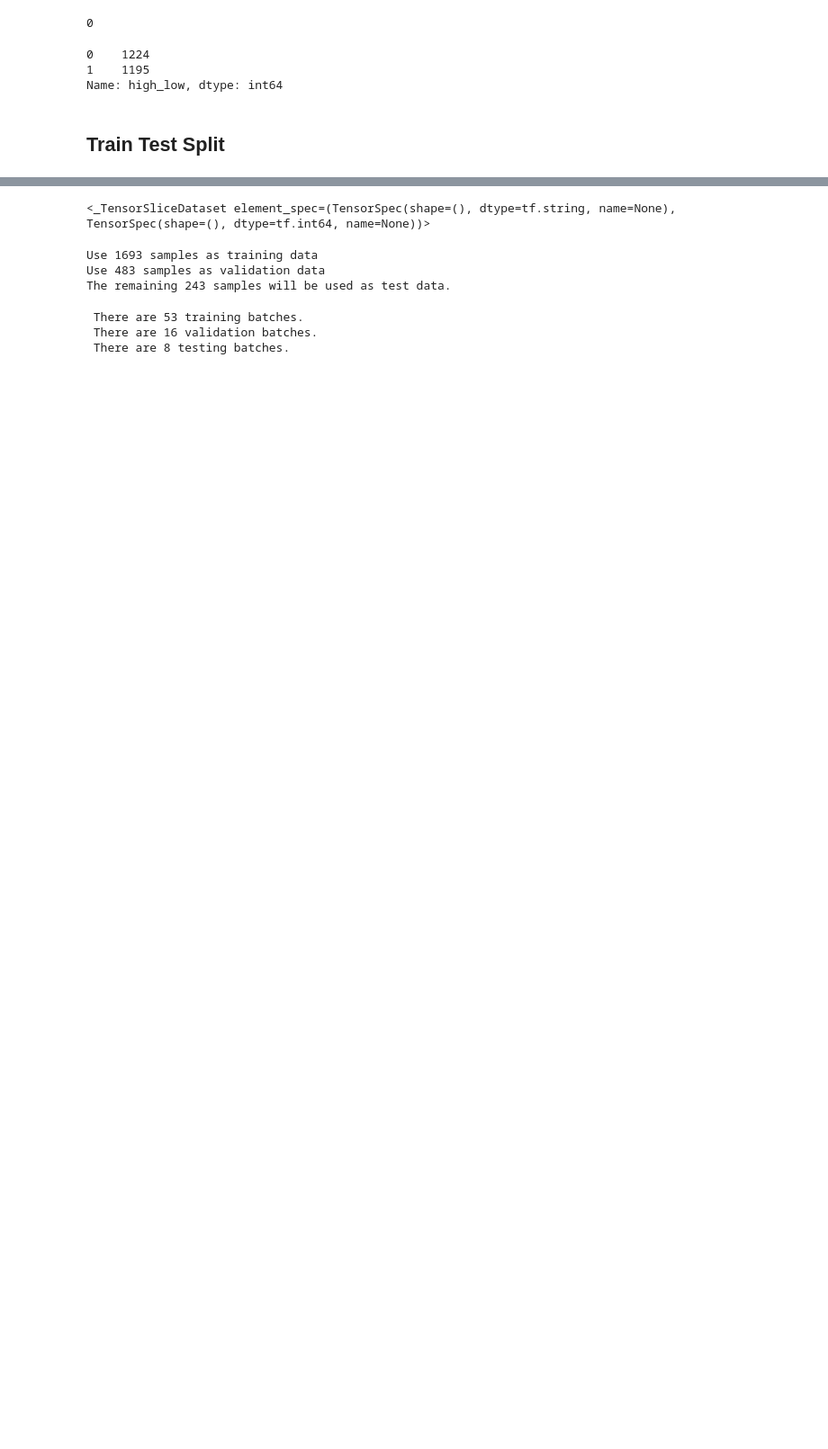
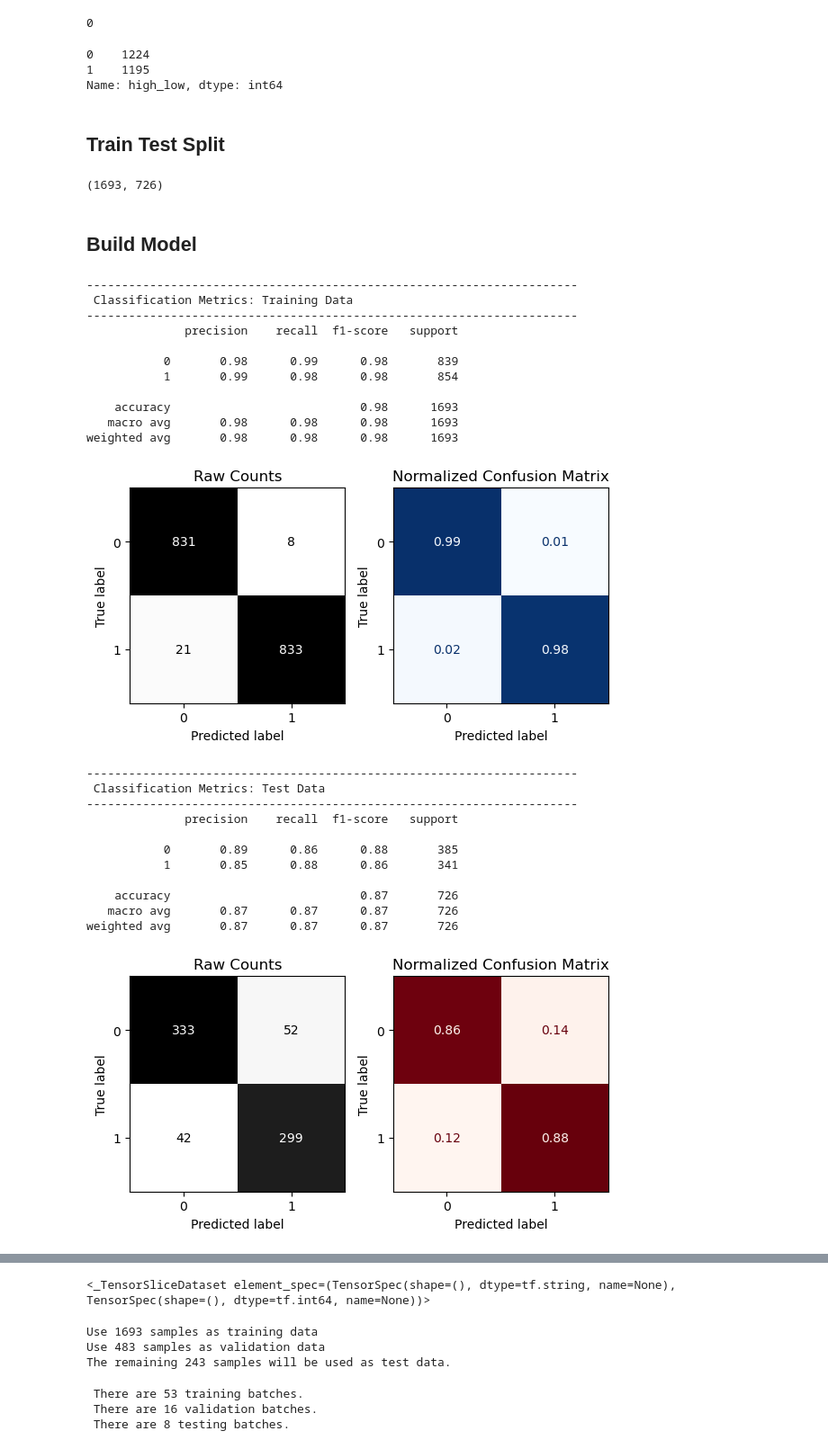
Before and after one commit to IndiaTJohnson/TMDB_Movie_Analysis, a Jupyter notebook: Part 6 - Review Classification.ipynb, the cells around one changed output, grey strips where cells are left out. Shown at 90% size. Drawn from its saved outputs; the diff is of its cells as text; code cells hidden in the pictures; blank space fills up the shorter version.

```diff
--- a/Part 6 - Review Classification.ipynb
+++ b/Part 6 - Review Classification.ipynb
@@ -323,3 +95,43 @@ Name: high_low, dtype: int64
 # Define X and y
 X = df_ml['review']
 y= df_ml["high_low"]
+# %%
+# Perform 70:30 train test split
+X_train, X_test, y_train, y_test = train_test_split(X, y, test_size=.3, random_state=42)
+len(X_train), len(X_test)
+# %% [output]
+(1693, 726)
+# %% [markdown]
+## Build Model
+# %%
+## Create a model pipeline
+text_pipe = Pipeline([('vectorizer',  CountVectorizer()),
+                       ('clf',  MultinomialNB())])
+
+text_pipe.fit(X_train, y_train)
+fn.evaluate_classification(text_pipe, X_train, y_train, X_test, y_test,)
+# %% [output]
+----------------------------------------------------------------------
+ Classification Metrics: Training Data
+----------------------------------------------------------------------
+              precision    recall  f1-score   support
+
+           0       0.98      0.99      0.98       839
+           1       0.99      0.98      0.98       854
+
+    accuracy                           0.98      1693
+   macro avg       0.98      0.98      0.98      1693
+weighted avg       0.98      0.98      0.98      1693
+[figure, added]
+----------------------------------------------------------------------
+ Classification Metrics: Test Data
+----------------------------------------------------------------------
+              precision    recall  f1-score   support
+
+           0       0.89      0.86      0.88       385
+           1       0.85      0.88      0.86       341
+
+    accuracy                           0.87       726
+   macro avg       0.87      0.87      0.87       726
+weighted avg       0.87      0.87      0.87       726
+[figure, added]
```
Also changed, not shown: parts of 49 cells of this notebook, 3 other files.
